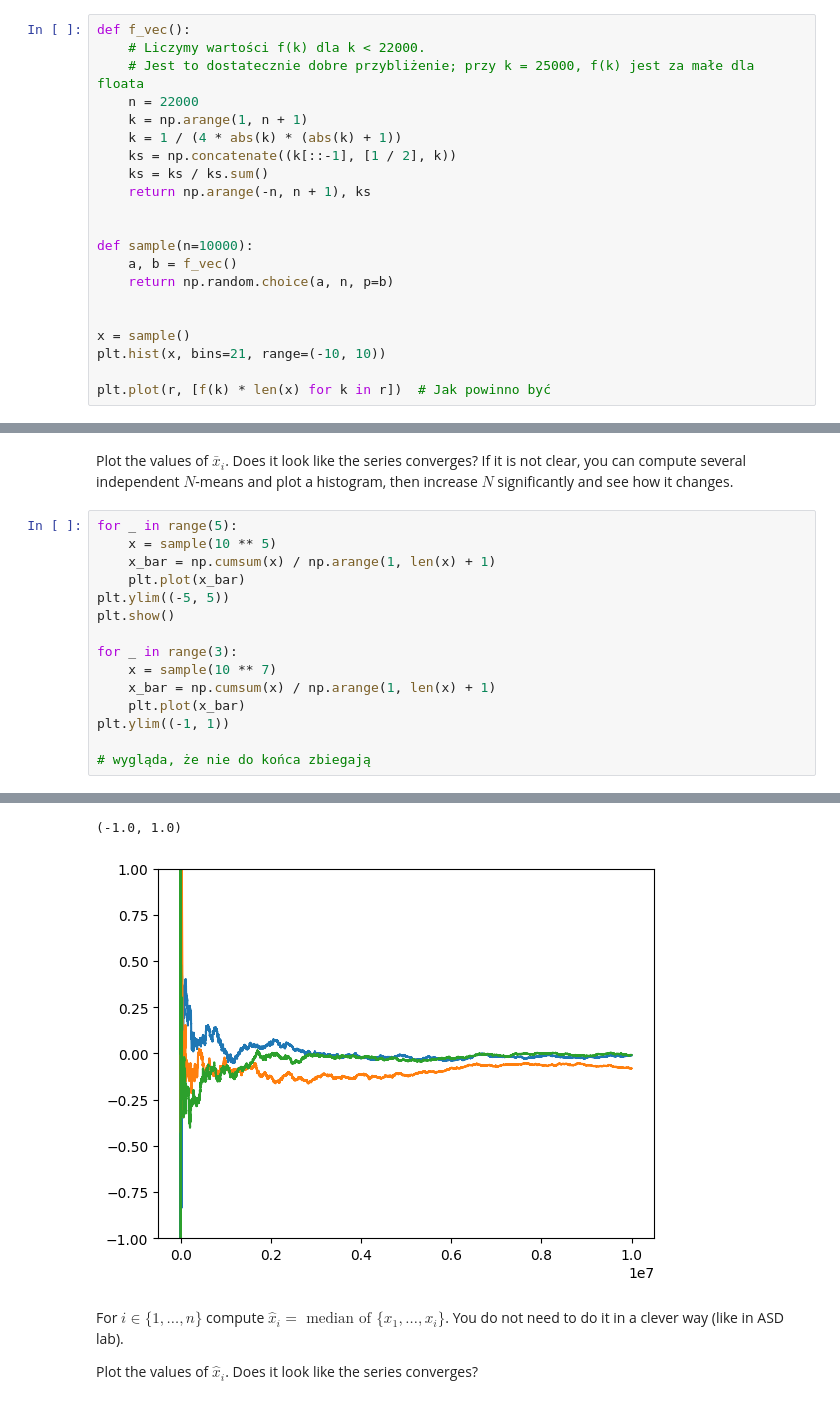
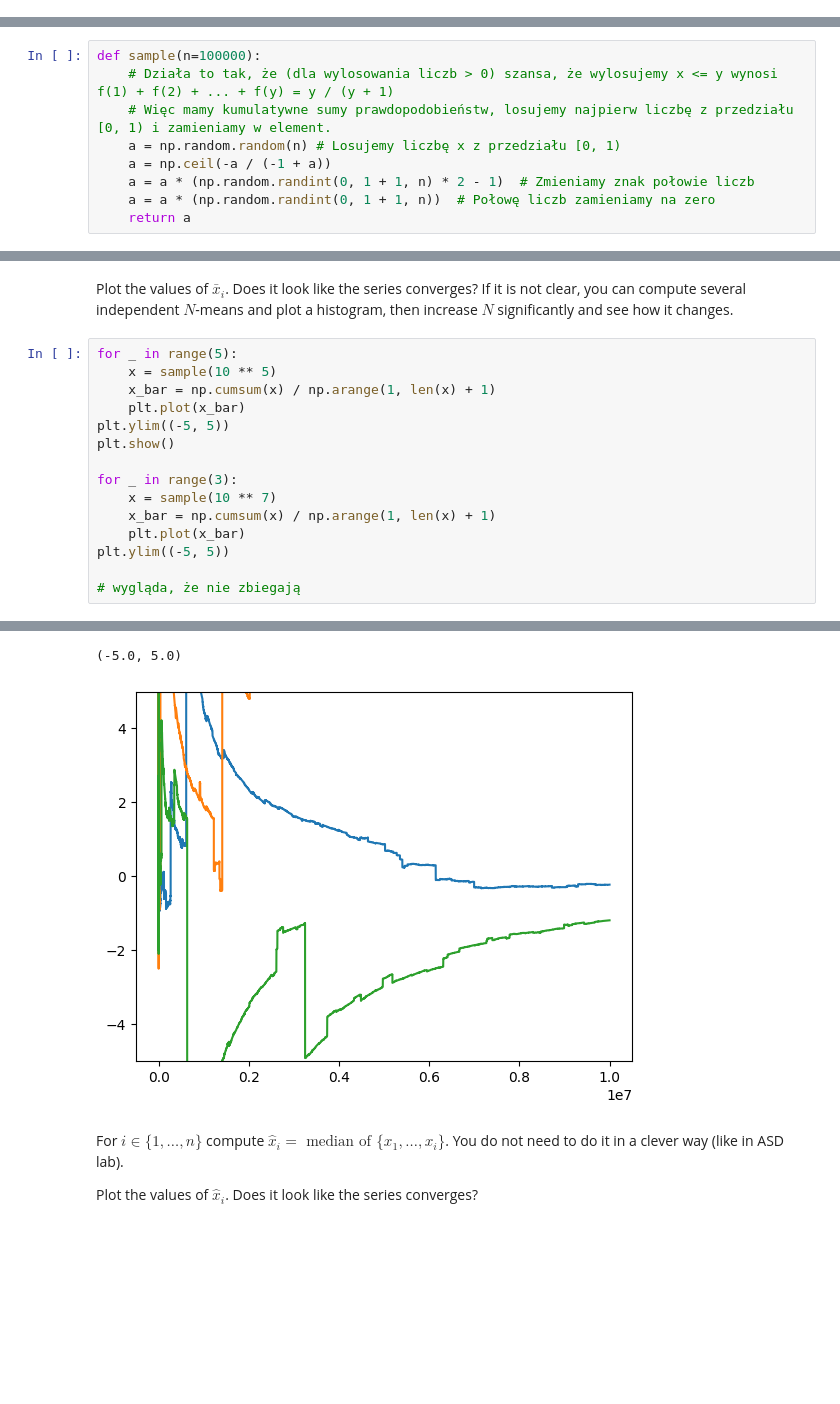
Before and after one commit to Aleshkev/rpis-labs, a Jupyter notebook: lab3/Lab03student.ipynb, the cells around one changed output, grey strips where cells are left out. Drawn from its saved outputs; the diff is of its cells as text; blank space fills up the shorter version.

Commit message:
labs 03: teraz jest dobrze

```diff
--- a/lab3/Lab03student.ipynb
+++ b/lab3/Lab03student.ipynb
@@ -59,24 +59,3 @@ plt.bar(r, list(map(f, r)))
 # %% [markdown]
  Write a function that samples from $X$'s distribution (imaginary bonus points if it is vectorized).
  Generate $N=10\,000$ values $x_1,\ldots,x_n$ from the distribution.
-# %%
-def f_vec():
-    # Liczymy wartości f(k) dla k < 22000.
-    # Jest to dostatecznie dobre przybliżenie; przy k = 25000, f(k) jest za małe dla floata
-    n = 22000
-    k = np.arange(1, n + 1)
-    k = 1 / (4 * abs(k) * (abs(k) + 1))
-    ks = np.concatenate((k[::-1], [1 / 2], k))
-    ks = ks / ks.sum()
-    return np.arange(-n, n + 1), ks
-
-
-def sample(n=10000):
-    a, b = f_vec()
-    return np.random.choice(a, n, p=b)
-
-
-x = sample()
-plt.hist(x, bins=21, range=(-10, 10))
-
-plt.plot(r, [f(k) * len(x) for k in r])  # Jak powinno być
@@ -85,0 +62,9 @@ plt.plot(r, [f(k) * len(x) for k in r])  # Jak powinno być
+# %%
+def sample(n=100000):
+    # Działa to tak, że (dla wylosowania liczb > 0) szansa, że wylosujemy x <= y wynosi f(1) + f(2) + ... + f(y) = y / (y + 1)
+    # Więc mamy kumulatywne sumy prawdopodobieństw, losujemy najpierw liczbę z przedziału [0, 1) i zamieniamy w element.
+    a = np.random.random(n) # Losujemy liczbę x z przedziału [0, 1)
+    a = np.ceil(-a / (-1 + a))
+    a = a * (np.random.randint(0, 1 + 1, n) * 2 - 1)  # Zmieniamy znak połowie liczb
+    a = a * (np.random.randint(0, 1 + 1, n))  # Połowę liczb zamieniamy na zero
+    return a
@@ -98,7 +91,7 @@ for _ in range(3):
     x = sample(10 ** 7)
     x_bar = np.cumsum(x) / np.arange(1, len(x) + 1)
     plt.plot(x_bar)
-plt.ylim((-1, 1))
+plt.ylim((-5, 5))
 
-# wygląda, że nie do końca zbiegają
+# wygląda, że nie zbiegają
 # %% [output]
@@ -106,5 +99,5 @@ plt.ylim((-1, 1))
-(-1.0, 1.0)
+(-5.0, 5.0)
-[figure, old version]
+[figure, new version]
 # %% [markdown]
 For $i \in \{1,\ldots,n\}$ compute $\hat{x}_i = \textrm{ median of }\{x_1,\ldots,x_i\}$.
    You do not need to do it in a clever way (like in ASD lab).
```
Also changed, not shown: parts of 4 cells of this notebook.
